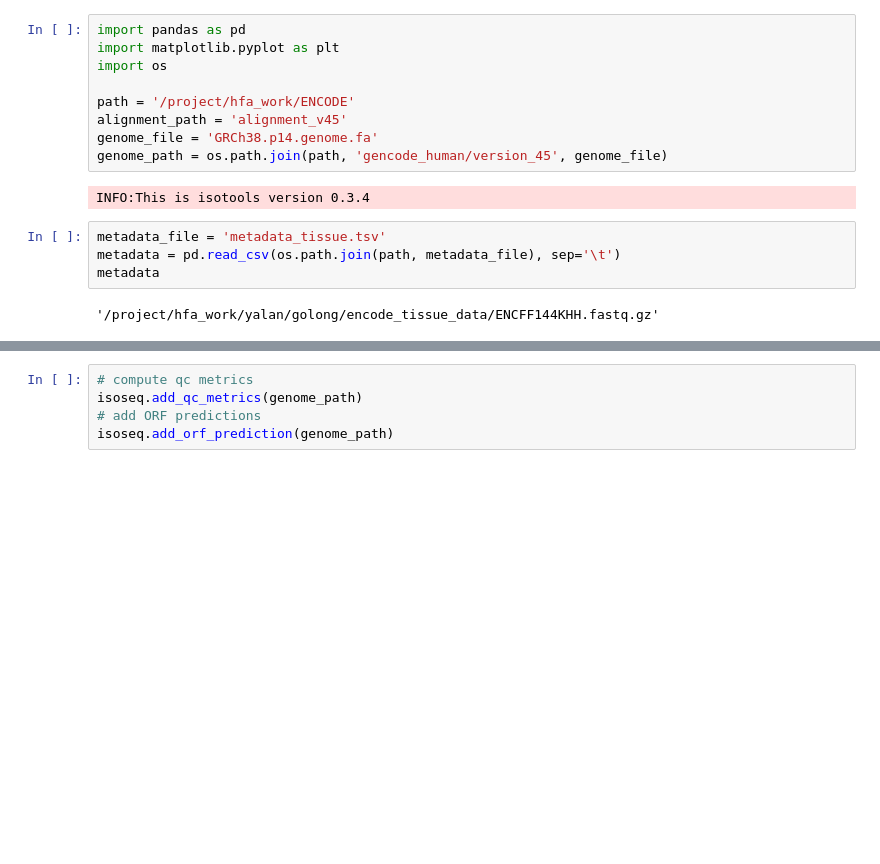
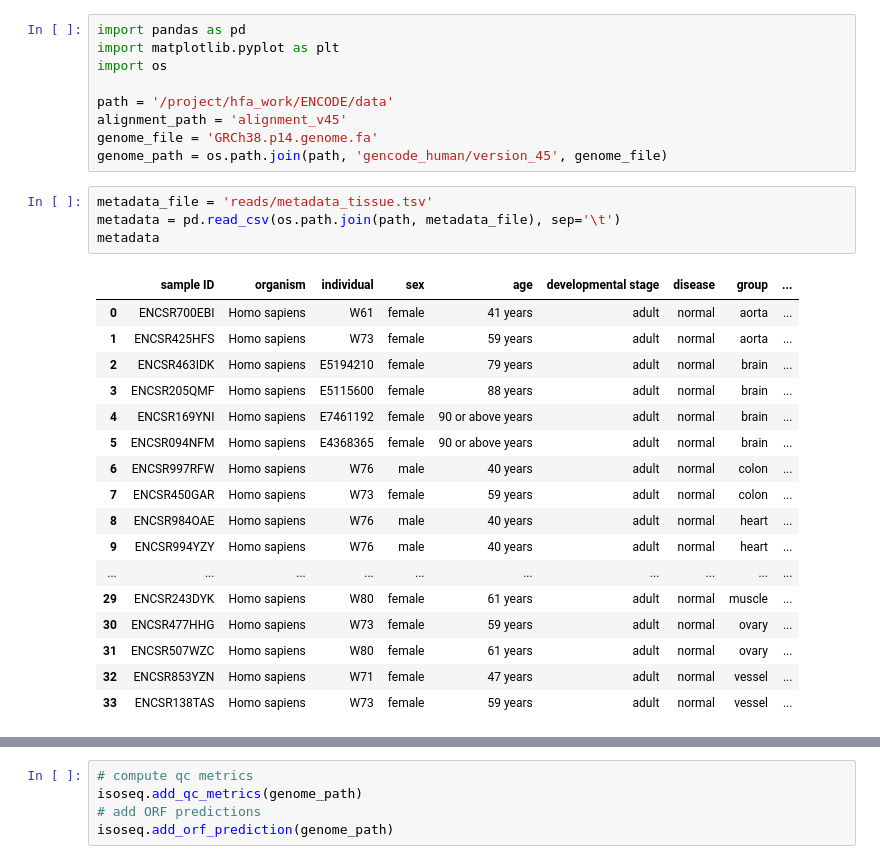
Before and after one commit to IceFreez3r/master-thesis, a Jupyter notebook: notebooks/IsoTools.ipynb, the cells around one changed output, grey strips where cells are left out. Cells and saved outputs as stored; diff of their text form; blank space fills up the shorter version.

```diff
--- a/notebooks/IsoTools.ipynb
+++ b/notebooks/IsoTools.ipynb
@@ -3,18 +12,32 @@ import pandas as pd
 import matplotlib.pyplot as plt
 import os
 
-path = '/project/hfa_work/ENCODE'
+path = '/project/hfa_work/ENCODE/data'
 alignment_path = 'alignment_v45'
 genome_file = 'GRCh38.p14.genome.fa'
 genome_path = os.path.join(path, 'gencode_human/version_45', genome_file)
-# %% [output]
-INFO:This is isotools version 0.3.4
 # %%
-metadata_file = 'metadata_tissue.tsv'
+metadata_file = 'reads/metadata_tissue.tsv'
 metadata = pd.read_csv(os.path.join(path, metadata_file), sep='\t')
 metadata
 # %% [output]
-'/project/hfa_work/yalan/golong/encode_tissue_data/ENCFF144KHH.fastq.gz'
+|  | sample ID | organism | individual | sex | age | developmental stage | disease | group | ... |
+| 0 | ENCSR700EBI | Homo sapiens | W61 | female | 41 years | adult | normal | aorta | ... |
+| 1 | ENCSR425HFS | Homo sapiens | W73 | female | 59 years | adult | normal | aorta | ... |
+| 2 | ENCSR463IDK | Homo sapiens | E5194210 | female | 79 years | adult | normal | brain | ... |
+| 3 | ENCSR205QMF | Homo sapiens | E5115600 | female | 88 years | adult | normal | brain | ... |
+| 4 | ENCSR169YNI | Homo sapiens | E7461192 | female | 90 or above years | adult | normal | brain | ... |
+| 5 | ENCSR094NFM | Homo sapiens | E4368365 | female | 90 or above years | adult | normal | brain | ... |
+| 6 | ENCSR997RFW | Homo sapiens | W76 | male | 40 years | adult | normal | colon | ... |
+| 7 | ENCSR450GAR | Homo sapiens | W73 | female | 59 years | adult | normal | colon | ... |
+| 8 | ENCSR984OAE | Homo sapiens | W76 | male | 40 years | adult | normal | heart | ... |
+| 9 | ENCSR994YZY | Homo sapiens | W76 | male | 40 years | adult | normal | heart | ... |
+| ... | ... | ... | ... | ... | ... | ... | ... | ... | ... |
+| 29 | ENCSR243DYK | Homo sapiens | W80 | female | 61 years | adult | normal | muscle | ... |
+| 30 | ENCSR477HHG | Homo sapiens | W73 | female | 59 years | adult | normal | ovary | ... |
+| 31 | ENCSR507WZC | Homo sapiens | W80 | female | 61 years | adult | normal | ovary | ... |
+| 32 | ENCSR853YZN | Homo sapiens | W71 | female | 47 years | adult | normal | vessel | ... |
+| 33 | ENCSR138TAS | Homo sapiens | W73 | female | 59 years | adult | normal | vessel | ... |
 # %%
 import logging
 from isotools import Transcriptome
```
Also changed, not shown: parts of 8 cells of this notebook, 7 other files.
